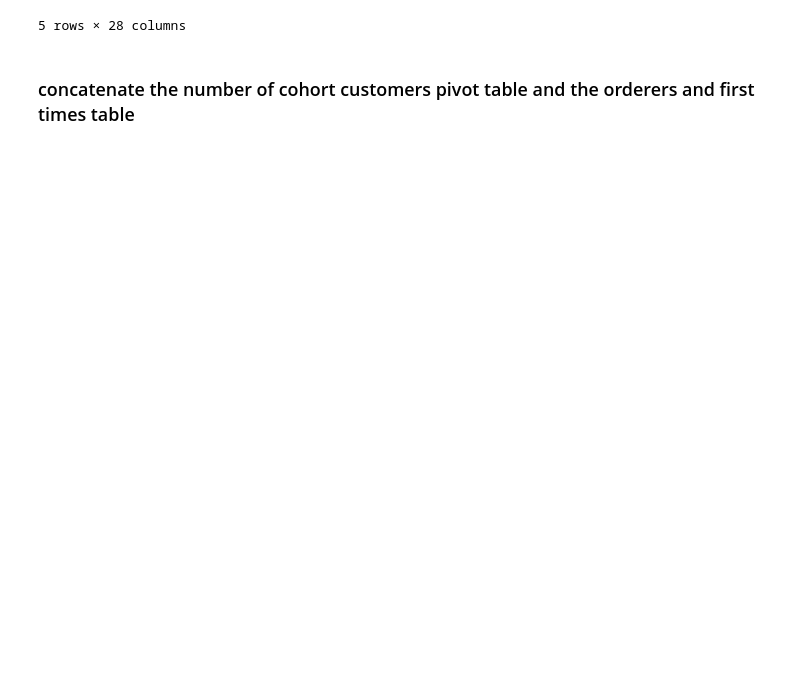
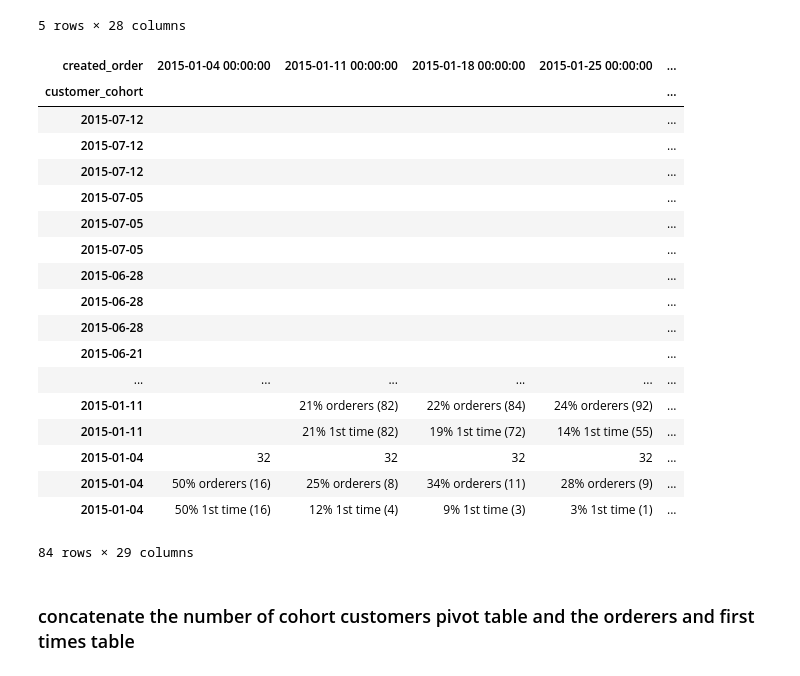
Before and after one commit to bfdykstra/invitae-cohort-analysis, a Jupyter notebook: Invitae.ipynb, the cells around one changed output. Drawn from its saved outputs; the diff is of its cells as text; code cells hidden in the pictures; blank space fills up the shorter version.

```diff
--- a/Invitae.ipynb
+++ b/Invitae.ipynb
@@ -257,6 +279,28 @@ first_pass.head()
 | 2015-07-05 | 31% orderers (48) | 81% orderers (125) |  |  |  |  |  | ... |
 | 2015-06-28 | 7% 1st time (11) | 10% 1st time (17) | 83% 1st time (136) |  |  |  |  | ... |
 5 rows × 28 columns
+# %%
+pd.concat([n_customers_pivot, first_pass]).sort_index(ascending = False)
+# %% [output]
+| created_order | 2015-01-04 00:00:00 | 2015-01-11 00:00:00 | 2015-01-18 00:00:00 | 2015-01-25 00:00:00 | ... |
+| customer_cohort |  |  |  |  | ... |
+| 2015-07-12 |  |  |  |  | ... |
+| 2015-07-12 |  |  |  |  | ... |
+| 2015-07-12 |  |  |  |  | ... |
+| 2015-07-05 |  |  |  |  | ... |
+| 2015-07-05 |  |  |  |  | ... |
+| 2015-07-05 |  |  |  |  | ... |
+| 2015-06-28 |  |  |  |  | ... |
+| 2015-06-28 |  |  |  |  | ... |
+| 2015-06-28 |  |  |  |  | ... |
+| 2015-06-21 |  |  |  |  | ... |
+| ... | ... | ... | ... | ... | ... |
+| 2015-01-11 |  | 21% orderers (82) | 22% orderers (84) | 24% orderers (92) | ... |
+| 2015-01-11 |  | 21% 1st time (82) | 19% 1st time (72) | 14% 1st time (55) | ... |
+| 2015-01-04 | 32 | 32 | 32 | 32 | ... |
+| 2015-01-04 | 50% orderers (16) | 25% orderers (8) | 34% orderers (11) | 28% orderers (9) | ... |
+| 2015-01-04 | 50% 1st time (16) | 12% 1st time (4) | 9% 1st time (3) | 3% 1st time (1) | ... |
+84 rows × 29 columns
 # %% [markdown]
 ### concatenate the number of cohort customers pivot table and the orderers and first times table
 # %%
```
Also changed, not shown: parts of 3 cells of this notebook, 3 other files.
